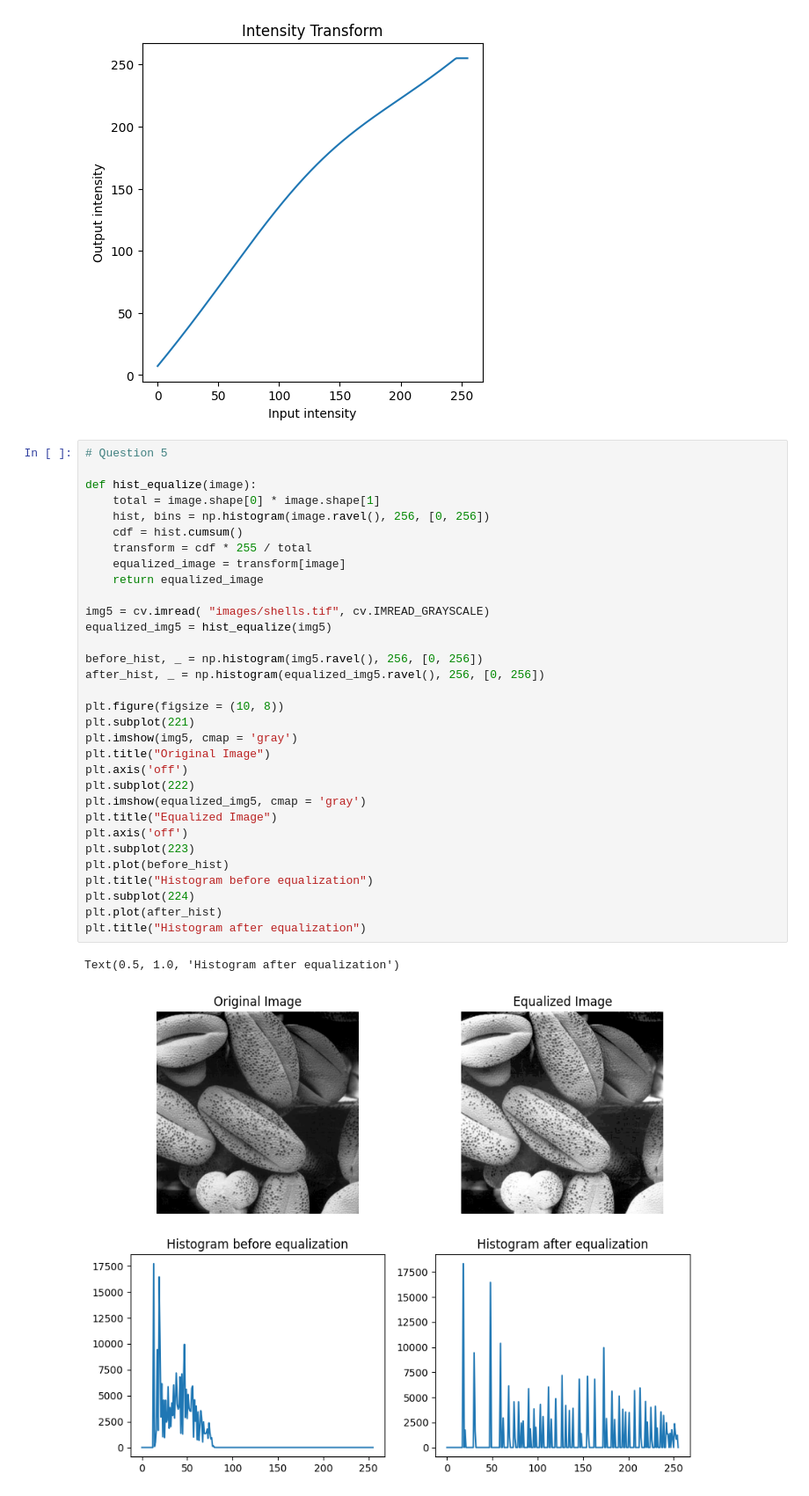
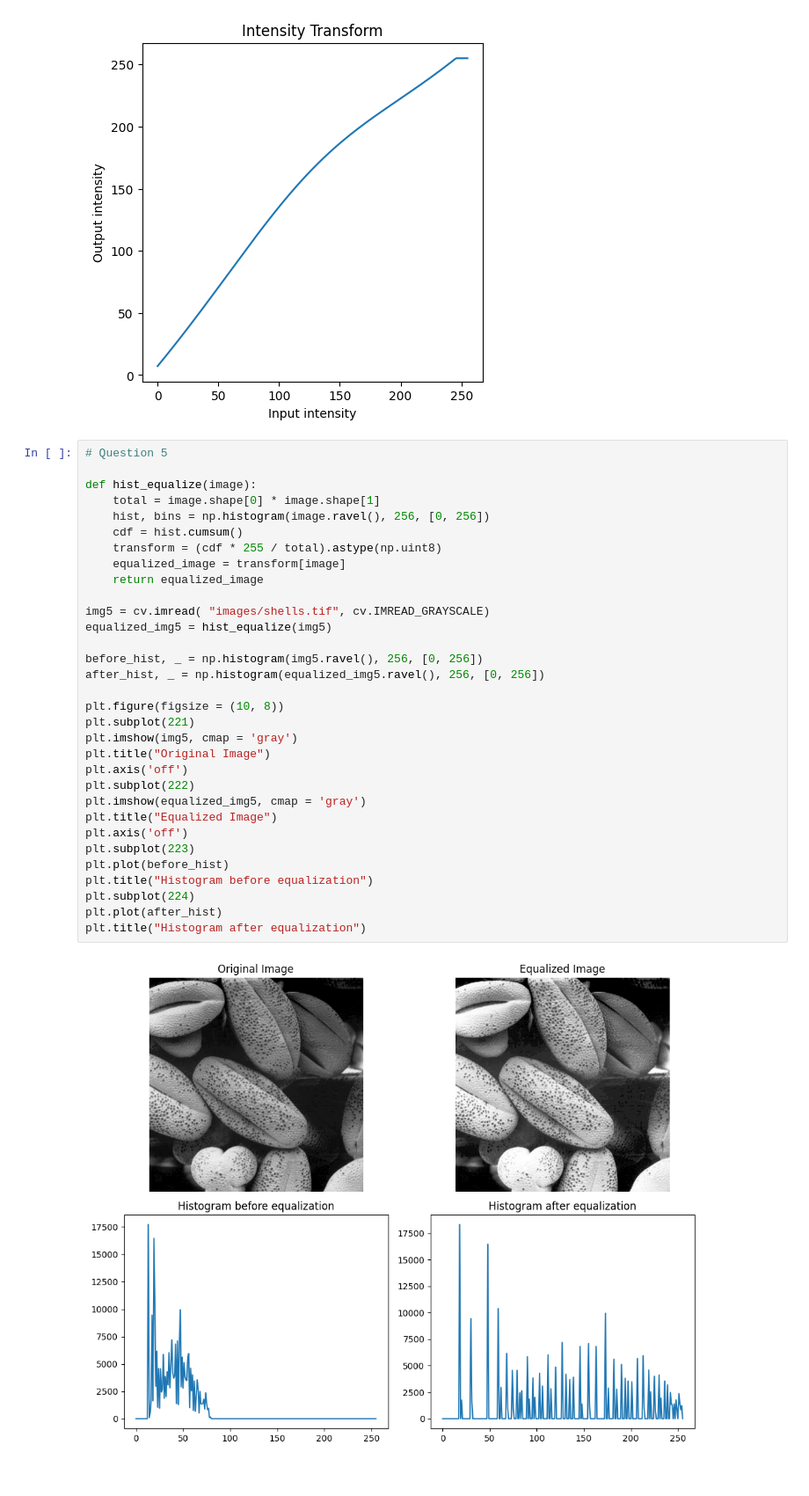
Before and after one commit to Anuki16/EN3160-assignment1, a Jupyter notebook: assignment1.ipynb, the cells around one changed output. Shown at 88% size. Saved outputs shown, nothing was run; the diff lists cells and outputs as text.

```diff
--- a/assignment1.ipynb
+++ b/assignment1.ipynb
@@ -181,33 +181,32 @@ Text(0, 0.5, 'Output intensity')
 
 def hist_equalize(image):
     total = image.shape[0] * image.shape[1]
     hist, bins = np.histogram(image.ravel(), 256, [0, 256])
     cdf = hist.cumsum()
-    transform = cdf * 255 / total
+    transform = (cdf * 255 / total).astype(np.uint8)
     equalized_image = transform[image]
     return equalized_image
 
 img5 = cv.imread( "images/shells.tif", cv.IMREAD_GRAYSCALE)
 equalized_img5 = hist_equalize(img5)
 
 before_hist, _ = np.histogram(img5.ravel(), 256, [0, 256])
 after_hist, _ = np.histogram(equalized_img5.ravel(), 256, [0, 256])
 
 plt.figure(figsize = (10, 8))
 plt.subplot(221)
 plt.imshow(img5, cmap = 'gray')
 plt.title("Original Image")
 plt.axis('off')
 plt.subplot(222)
 plt.imshow(equalized_img5, cmap = 'gray')
 plt.title("Equalized Image")
 plt.axis('off')
 plt.subplot(223)
 plt.plot(before_hist)
 plt.title("Histogram before equalization")
 plt.subplot(224)
 plt.plot(after_hist)
 plt.title("Histogram after equalization")
 # %% [output]
-Text(0.5, 1.0, 'Histogram after equalization')
-[figure, old version]
+[figure, new version]
```
Also changed, not shown: parts of 11 cells of this notebook.
